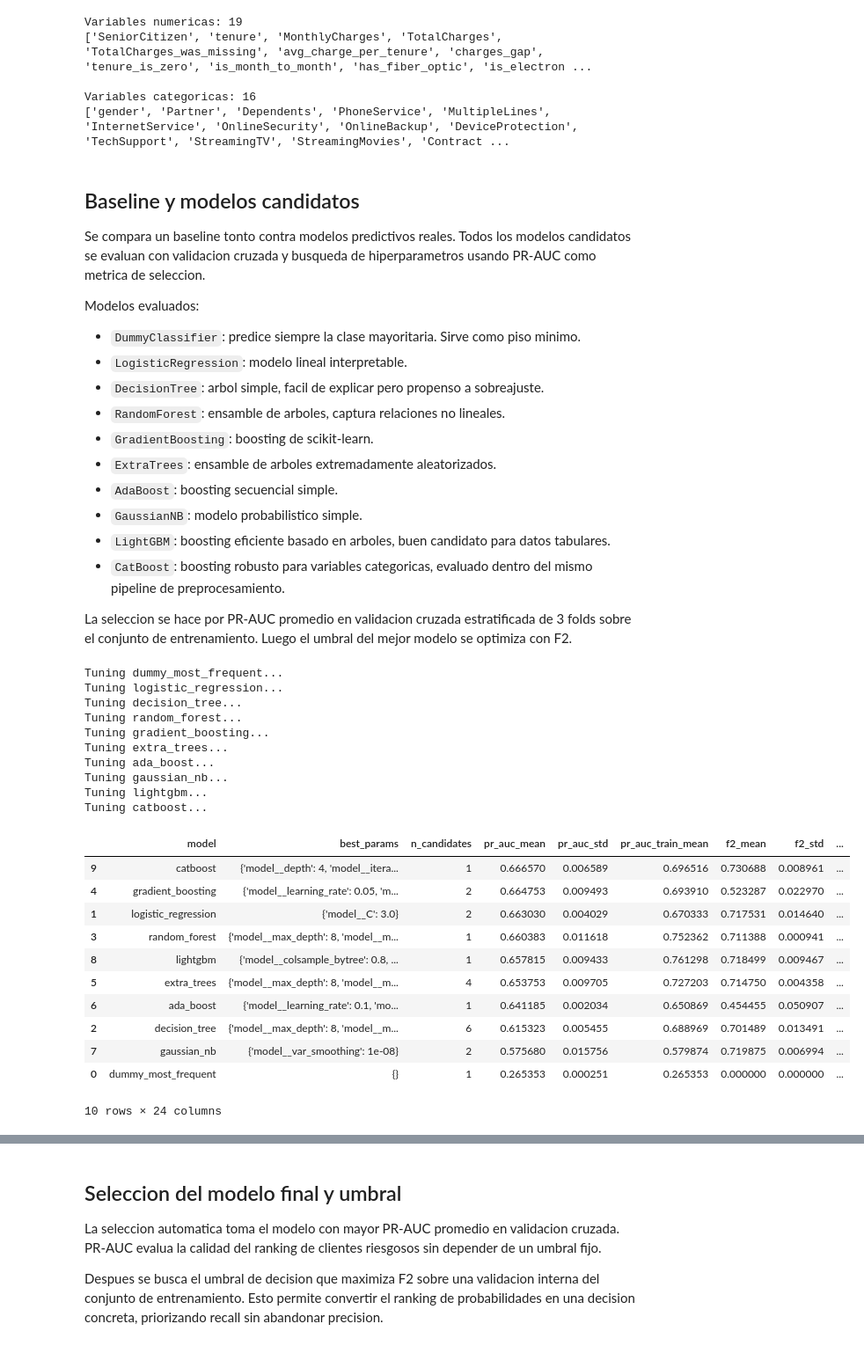
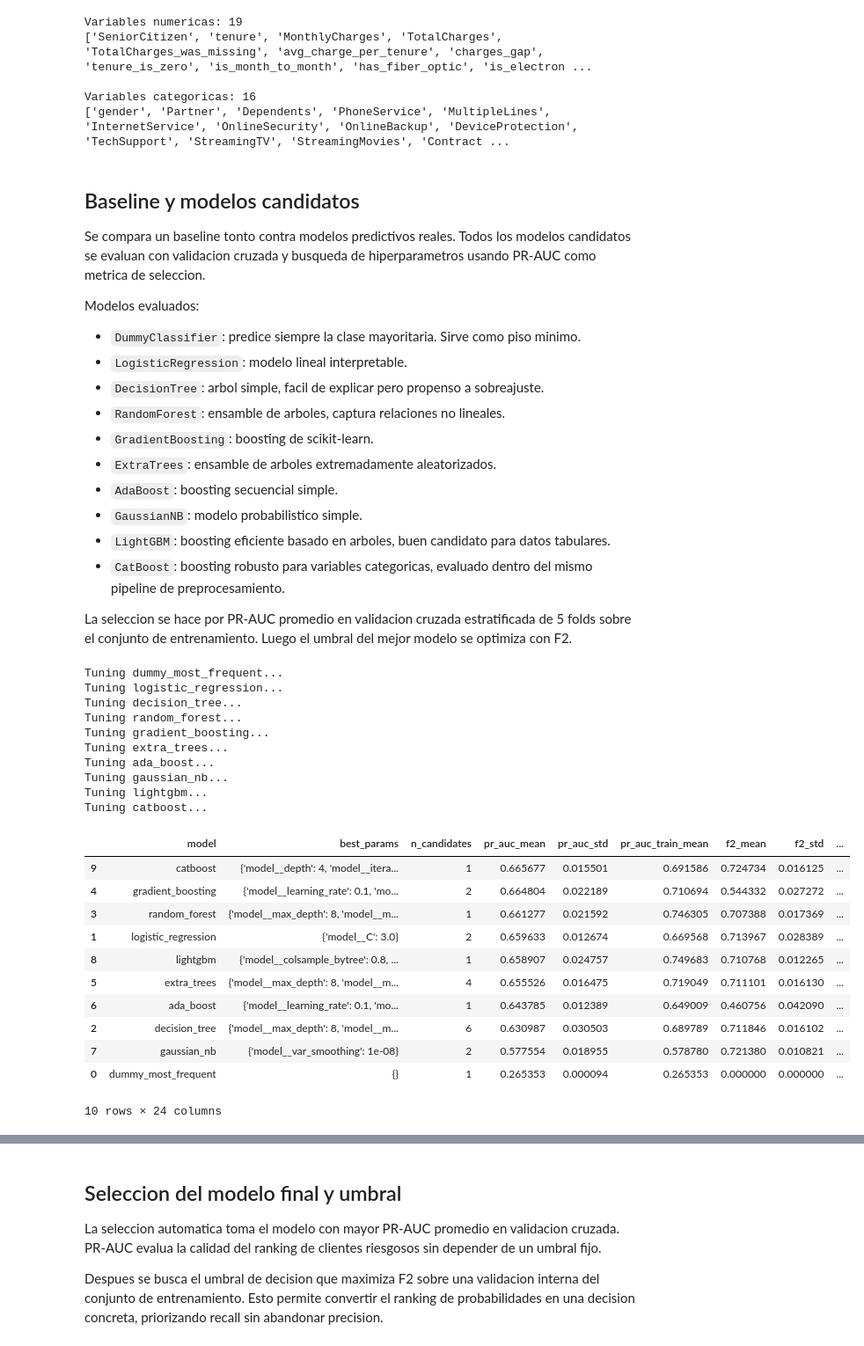
Before and after one commit to matigold22/Final_Predictiva, a Jupyter notebook: notebooks/01_train_final_model.ipynb, the cells around one changed output, grey strips where cells are left out. Shown at 88% size. Drawn from its saved outputs; the diff is of its cells as text; code cells hidden in the pictures.

Commit message:
Actualiza modelo y presentacion final a 5 folds

```diff
--- a/notebooks/01_train_final_model.ipynb
+++ b/notebooks/01_train_final_model.ipynb
@@ -311,7 +311,7 @@ Modelos evaluados:
 - `LightGBM`: boosting eficiente basado en arboles, buen candidato para datos tabulares.
 - `CatBoost`: boosting robusto para variables categoricas, evaluado dentro del mismo pipeline de preprocesamiento.
 
-La seleccion se hace por PR-AUC promedio en validacion cruzada estratificada de 3 folds sobre el conjunto de entrenamiento. Luego el umbral del mejor modelo se optimiza con F2.
+La seleccion se hace por PR-AUC promedio en validacion cruzada estratificada de 5 folds sobre el conjunto de entrenamiento. Luego el umbral del mejor modelo se optimiza con F2.
 # %%
 positive_ratio = y_train.mean()
 negative_ratio = 1 - positive_ratio
@@ -431,7 +431,7 @@ scoring = {
     "accuracy": "accuracy",
 }
 
-cv = StratifiedKFold(n_splits=3, shuffle=True, random_state=RANDOM_STATE)
+cv = StratifiedKFold(n_splits=5, shuffle=True, random_state=RANDOM_STATE)
 results = []
 tuned_estimators = {}
 tuning_details = []
@@ -460,43 +460,43 @@ for name, config in model_configs.items():
         "model": name,
         "best_params": search.best_params_,
         "n_candidates": len(search.cv_results_["params"]),
     }
     for metric in scoring:
         row[f"{metric}_mean"] = search.cv_results_[f"mean_test_{metric}"][best_idx]
         row[f"{metric}_std"] = search.cv_results_[f"std_test_{metric}"][best_idx]
         row[f"{metric}_train_mean"] = search.cv_results_[f"mean_train_{metric}"][best_idx]
     results.append(row)
 
     detail = pd.DataFrame(search.cv_results_)
     detail.insert(0, "model_name", name)
     tuning_details.append(detail)
 
 cv_results = pd.DataFrame(results).sort_values("pr_auc_mean", ascending=False)
 all_tuning_results = pd.concat(tuning_details, ignore_index=True)
 all_tuning_results.to_csv(OUTPUTS_DIR / "hyperparameter_search_results.csv", index=False)
 cv_results
 # %% [output]
 Tuning dummy_most_frequent...
 Tuning logistic_regression...
 Tuning decision_tree...
 Tuning random_forest...
 Tuning gradient_boosting...
 Tuning extra_trees...
 Tuning ada_boost...
 Tuning gaussian_nb...
 Tuning lightgbm...
 Tuning catboost...
 |  | model | best_params | n_candidates | pr_auc_mean | pr_auc_std | pr_auc_train_mean | f2_mean | f2_std | ... |
-| 9 | catboost | {'model__depth': 4, 'model__itera... | 1 | 0.666570 | 0.006589 | 0.696516 | 0.730688 | 0.008961 | ... |
-| 4 | gradient_boosting | {'model__learning_rate': 0.05, 'm... | 2 | 0.664753 | 0.009493 | 0.693910 | 0.523287 | 0.022970 | ... |
-| 1 | logistic_regression | {'model__C': 3.0} | 2 | 0.663030 | 0.004029 | 0.670333 | 0.717531 | 0.014640 | ... |
-| 3 | random_forest | {'model__max_depth': 8, 'model__m... | 1 | 0.660383 | 0.011618 | 0.752362 | 0.711388 | 0.000941 | ... |
-| 8 | lightgbm | {'model__colsample_bytree': 0.8, ... | 1 | 0.657815 | 0.009433 | 0.761298 | 0.718499 | 0.009467 | ... |
-| 5 | extra_trees | {'model__max_depth': 8, 'model__m... | 4 | 0.653753 | 0.009705 | 0.727203 | 0.714750 | 0.004358 | ... |
-| 6 | ada_boost | {'model__learning_rate': 0.1, 'mo... | 1 | 0.641185 | 0.002034 | 0.650869 | 0.454455 | 0.050907 | ... |
-| 2 | decision_tree | {'model__max_depth': 8, 'model__m... | 6 | 0.615323 | 0.005455 | 0.688969 | 0.701489 | 0.013491 | ... |
-| 7 | gaussian_nb | {'model__var_smoothing': 1e-08} | 2 | 0.575680 | 0.015756 | 0.579874 | 0.719875 | 0.006994 | ... |
-| 0 | dummy_most_frequent | {} | 1 | 0.265353 | 0.000251 | 0.265353 | 0.000000 | 0.000000 | ... |
+| 9 | catboost | {'model__depth': 4, 'model__itera... | 1 | 0.665677 | 0.015501 | 0.691586 | 0.724734 | 0.016125 | ... |
+| 4 | gradient_boosting | {'model__learning_rate': 0.1, 'mo... | 2 | 0.664804 | 0.022189 | 0.710694 | 0.544332 | 0.027272 | ... |
+| 3 | random_forest | {'model__max_depth': 8, 'model__m... | 1 | 0.661277 | 0.021592 | 0.746305 | 0.707388 | 0.017369 | ... |
+| 1 | logistic_regression | {'model__C': 3.0} | 2 | 0.659633 | 0.012674 | 0.669568 | 0.713967 | 0.028389 | ... |
+| 8 | lightgbm | {'model__colsample_bytree': 0.8, ... | 1 | 0.658907 | 0.024757 | 0.749683 | 0.710768 | 0.012265 | ... |
+| 5 | extra_trees | {'model__max_depth': 8, 'model__m... | 4 | 0.655526 | 0.016475 | 0.719049 | 0.711101 | 0.016130 | ... |
+| 6 | ada_boost | {'model__learning_rate': 0.1, 'mo... | 1 | 0.643785 | 0.012389 | 0.649009 | 0.460756 | 0.042090 | ... |
+| 2 | decision_tree | {'model__max_depth': 8, 'model__m... | 6 | 0.630987 | 0.030503 | 0.689789 | 0.711846 | 0.016102 | ... |
+| 7 | gaussian_nb | {'model__var_smoothing': 1e-08} | 2 | 0.577554 | 0.018955 | 0.578780 | 0.721380 | 0.010821 | ... |
+| 0 | dummy_most_frequent | {} | 1 | 0.265353 | 0.000094 | 0.265353 | 0.000000 | 0.000000 | ... |
 10 rows × 24 columns
 # %%
 cv_results_display = cv_results[[
```
Also changed, not shown: parts of 4 cells of this notebook, 9 other files.
